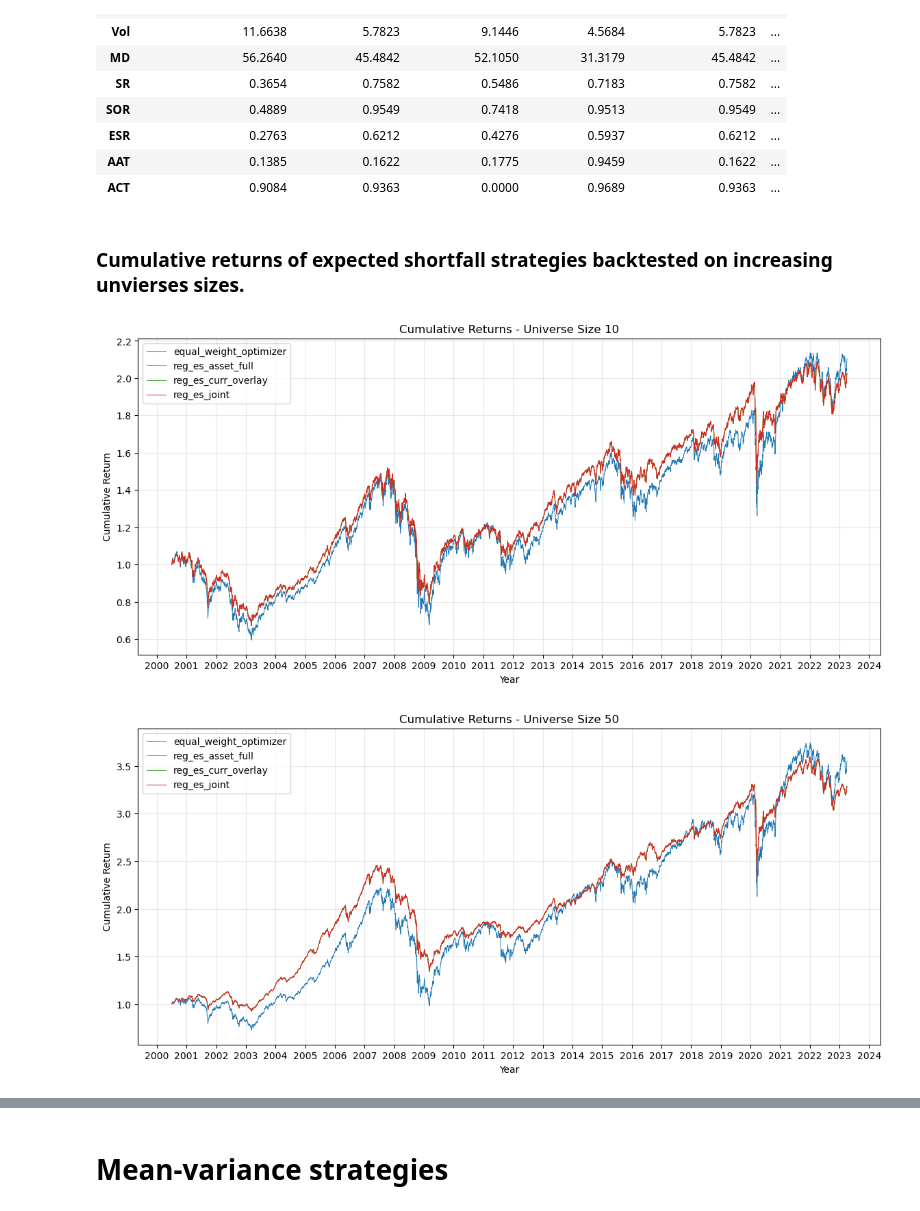
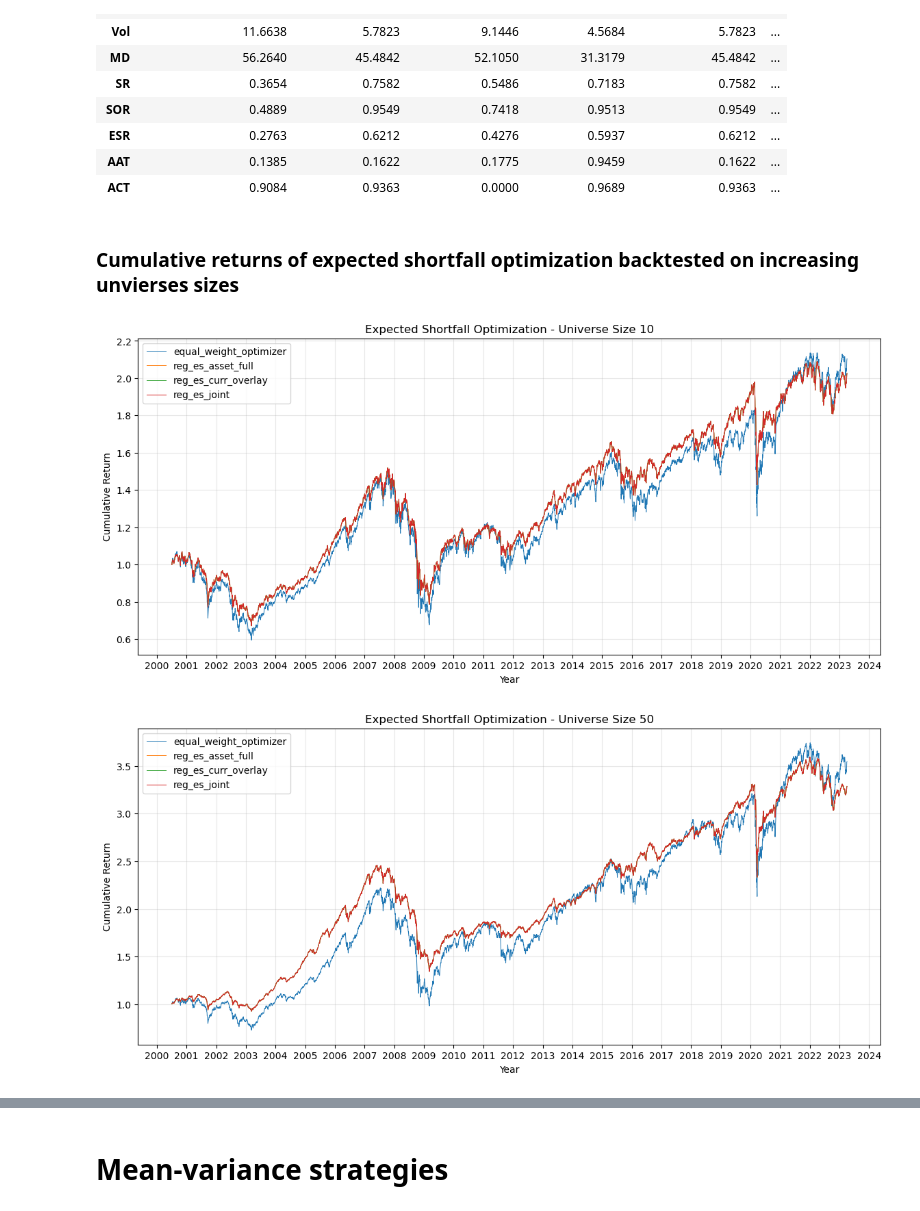
Before and after one commit to anejrozman/Currency-Overlay-or-Joint-Optimization, a Jupyter notebook: results/plotting.ipynb, the cells around one changed output, grey strips where cells are left out. Cells and saved outputs as stored; diff of their text form; code cells hidden in the pictures.

```diff
--- a/results/plotting.ipynb
+++ b/results/plotting.ipynb
@@ -29,24 +29,24 @@ RUN_TO_UNIVERSE_SIZE = {"1":10, "2":50, "3":100}
 # %%
-rows = {}
+es_metrics = {}
 
 for run_dir in OPTIMIZER_RUN_DIRS:
     run_nums = os.listdir(run_dir)
     for run_num in run_nums[:3]:  # only first 3 runs for each universe size
         json_path = f"{run_dir}/{run_num}/metrics.json"
         with open(json_path) as f:
-            rows[(run_dir, RUN_TO_UNIVERSE_SIZE[run_num[-1]])] = json.load(f)
+            es_metrics[(run_dir, RUN_TO_UNIVERSE_SIZE[run_num[-1]])] = json.load(f)
 
 # Construct and visualize a table of 3 panels for the 3 different universe sizes
-metrics = pd.DataFrame.from_dict(rows, orient="index")
+es_metrics = pd.DataFrame.from_dict(es_metrics, orient="index")
 columns = ["ES80", "Vol", "MD", "SR", "SOR", "ESR", "AAT", "ACT"]
-metrics.columns = columns
+es_metrics.columns = columns
 
-metrics.index = metrics.index.set_levels(
-    metrics.index.levels[1].astype(int), level=1
+es_metrics.index = es_metrics.index.set_levels(
+    es_metrics.index.levels[1].astype(int), level=1
 )
-sizes = sorted(metrics.index.get_level_values(1).unique())
-panels = {size: metrics.xs(size, level=1) for size in sizes}
-panels = {size: metrics.xs(size, level=1).T for size in sizes}
+sizes = sorted(es_metrics.index.get_level_values(1).unique())
+panels = {size: es_metrics.xs(size, level=1) for size in sizes}
+panels = {size: es_metrics.xs(size, level=1).T for size in sizes}
 for size in sizes:
     panels[size].columns = [c.split('/')[-1] for c in panels[size].columns]
 
@@ -88,39 +88,39 @@ Universe size: 100
 | AAT | 0.1385 | 0.1622 | 0.1775 | 0.9459 | 0.1622 | ... |
 | ACT | 0.9084 | 0.9363 | 0.0000 | 0.9689 | 0.9363 | ... |
 # %% [markdown]
-### Cumulative returns of expected shortfall strategies backtested on increasing unvierses sizes.
+### Cumulative returns of expected shortfall optimization backtested on increasing unvierses sizes
 # %%
-returns = {}
+es_returns = {}
 for run_dir in OPTIMIZER_RUN_DIRS:
     run_nums = os.listdir(run_dir)
     for run_num in run_nums[:3]:
         json_path = f"{run_dir}/{run_num}/oos_returns.csv"
-        returns[(run_dir, RUN_TO_UNIVERSE_SIZE[run_num[-1]])] = pd.read_csv(json_path, index_col=0, parse_dates=True)
+        es_returns[(run_dir, RUN_TO_UNIVERSE_SIZE[run_num[-1]])] = pd.read_csv(json_path, index_col=0, parse_dates=True)
 strategies = ['equal_weight_optimizer', 'reg_es_asset_full', "reg_es_curr_overlay", "reg_es_joint"]
 
 
-# Cumulative returns plot universe size 10
+# Expected shortfall optimization cumulative returns plot, universe size 10
 fig, ax = plt.subplots(figsize=(14, 6))
 for strategy in strategies:
-    cumulative_returns = (1 + returns[(f"runs/{strategy}", 10)]["return"]).cumprod()
-    ax.plot(cumulative_returns.index, cumulative_returns, label=strategy, linewidth=0.7)
-ax.set_title("Cumulative Returns - Universe Size 10")
+    es_cumulative_returns_10 = (1 + es_returns[(f"runs/{strategy}", 10)]["return"]).cumprod()
+    ax.plot(es_cumulative_returns_10.index, es_cumulative_returns_10, label=strategy, linewidth=0.7)
+ax.set_title("Expected Shortfall Optimization - Universe Size 10")
 ax.set_xlabel("Year")
 ax.set_ylabel("Cumulative Return")
 ax.xaxis.set_major_locator(mdates.YearLocator())
 ax.xaxis.set_major_formatter(mdates.DateFormatter("%Y"))
 ax.grid(True, alpha=0.3)
 ax.legend()
 plt.show()
 # %% [output]
-[figure, old version]
+[figure, new version]
 # %%
-# Cumulative returns plot universe size 50
+# Expected shortfall optimization cumulative returns plot, universe size 50
 fig, ax = plt.subplots(figsize=(14, 6))
 for strategy in strategies:
-    cumulative_returns = (1 + returns[(f"runs/{strategy}", 50)]["return"]).cumprod()
-    ax.plot(cumulative_returns.index, cumulative_returns, label=strategy, linewidth=0.7)
-ax.set_title("Cumulative Returns - Universe Size 50")
+    es_cumulative_returns_50 = (1 + es_returns[(f"runs/{strategy}", 50)]["return"]).cumprod()
+    ax.plot(es_cumulative_returns_50.index, es_cumulative_returns_50, label=strategy, linewidth=0.7)
+ax.set_title("Expected Shortfall Optimization - Universe Size 50")
 ax.set_xlabel("Year")
 ax.set_ylabel("Cumulative Return")
 ax.xaxis.set_major_locator(mdates.YearLocator())
@@ -129,5 +129,5 @@ ax.grid(True, alpha=0.3)
 ax.legend()
 plt.show()
 # %% [output]
-[figure, old version]
+[figure, new version]
 # %%
```
Also changed, not shown: parts of 5 cells of this notebook.
